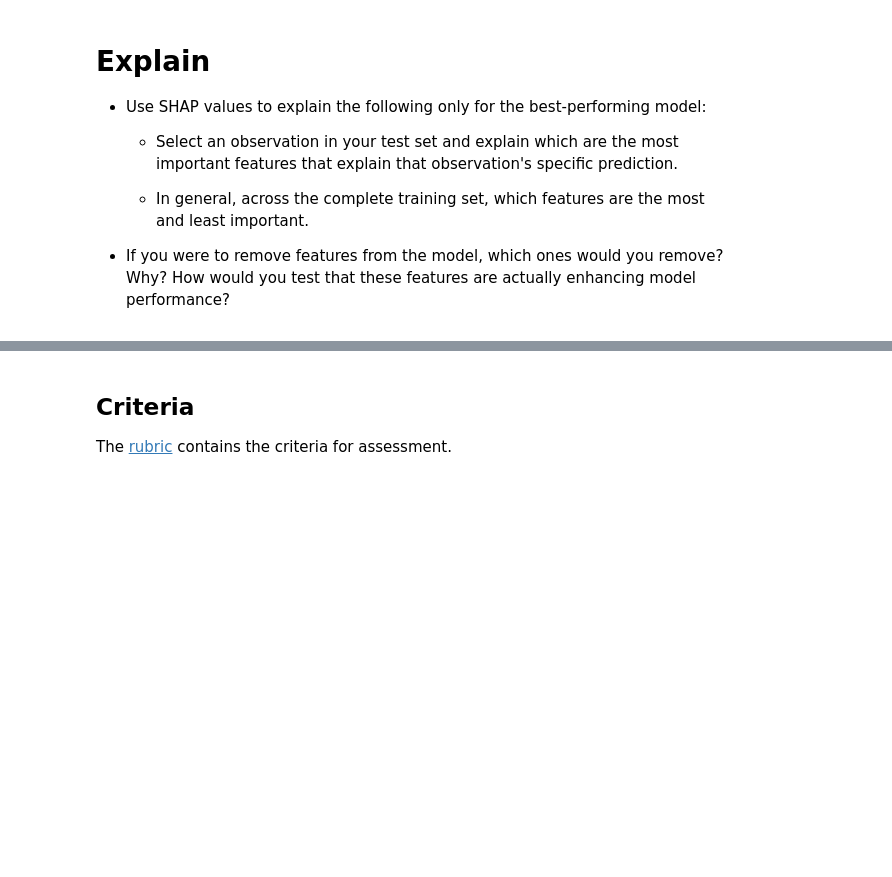
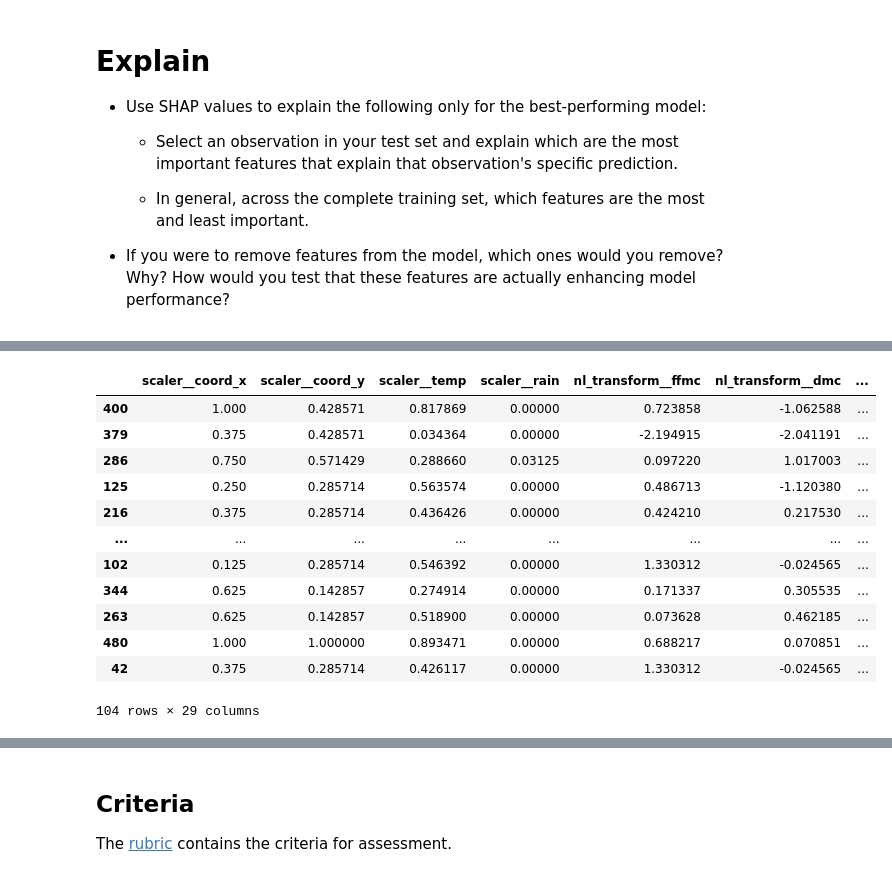
Before and after one commit to slathwal/production, a Jupyter notebook: 02_activities/assignments/assignment_2.ipynb, the cells around one changed output, grey strips where cells are left out. Cells and saved outputs as stored; diff of their text form; code cells hidden in the pictures; blank space fills up the shorter version.

```diff
--- a/02_activities/assignments/assignment_2.ipynb
+++ b/02_activities/assignments/assignment_2.ipynb
@@ -815,0 +830,19 @@ with open(filename, 'wb') as file:
+# %%
+import shap
+# set up
+data_transform = selected_model.named_steps['preprocessing'].transform(Xtest)
+data_transform
+# %% [output]
+|  | scaler__coord_x | scaler__coord_y | scaler__temp | scaler__rain | nl_transform__ffmc | nl_transform__dmc | ... |
+| 400 | 1.000 | 0.428571 | 0.817869 | 0.00000 | 0.723858 | -1.062588 | ... |
+| 379 | 0.375 | 0.428571 | 0.034364 | 0.00000 | -2.194915 | -2.041191 | ... |
+| 286 | 0.750 | 0.571429 | 0.288660 | 0.03125 | 0.097220 | 1.017003 | ... |
+| 125 | 0.250 | 0.285714 | 0.563574 | 0.00000 | 0.486713 | -1.120380 | ... |
+| 216 | 0.375 | 0.285714 | 0.436426 | 0.00000 | 0.424210 | 0.217530 | ... |
+| ... | ... | ... | ... | ... | ... | ... | ... |
+| 102 | 0.125 | 0.285714 | 0.546392 | 0.00000 | 1.330312 | -0.024565 | ... |
+| 344 | 0.625 | 0.142857 | 0.274914 | 0.00000 | 0.171337 | 0.305535 | ... |
+| 263 | 0.625 | 0.142857 | 0.518900 | 0.00000 | 0.073628 | 0.462185 | ... |
+| 480 | 1.000 | 1.000000 | 0.893471 | 0.00000 | 0.688217 | 0.070851 | ... |
+| 42 | 0.375 | 0.285714 | 0.426117 | 0.00000 | 1.330312 | -0.024565 | ... |
+104 rows × 29 columns
```
Also changed, not shown: parts of 6 cells of this notebook.
